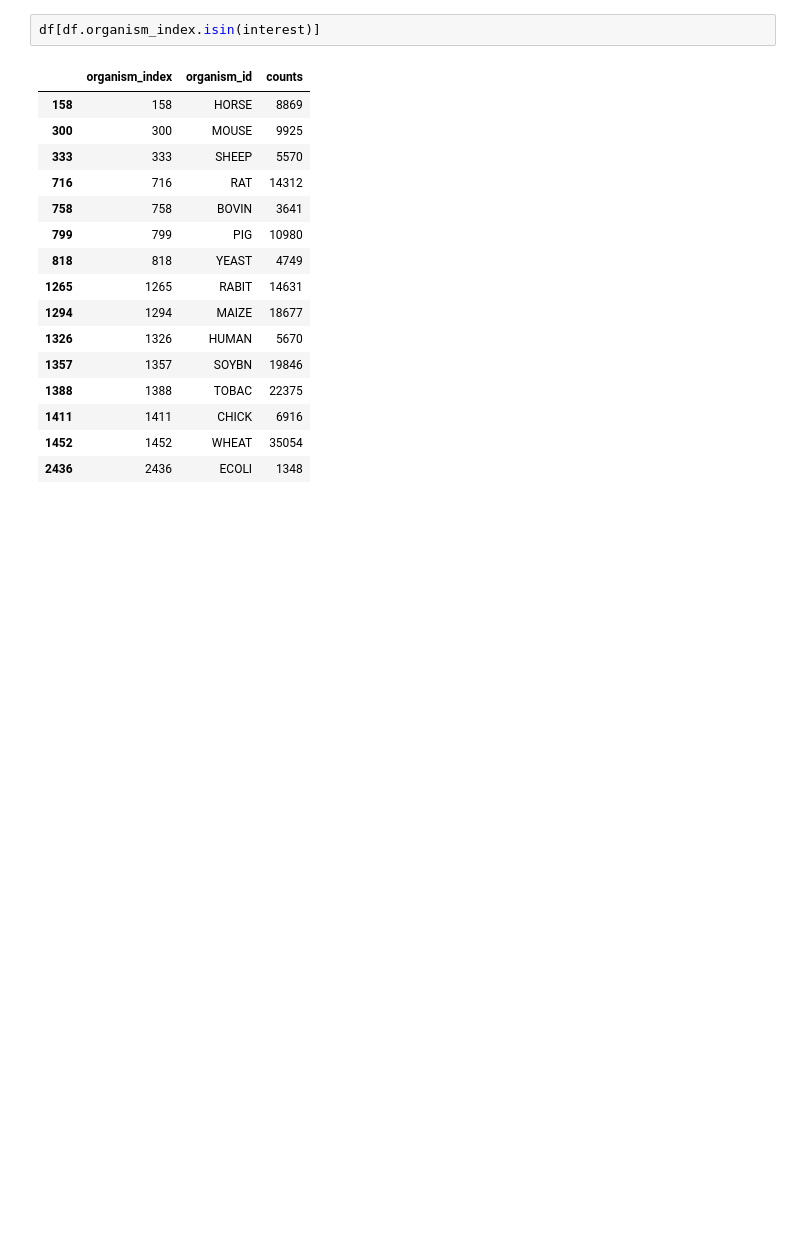
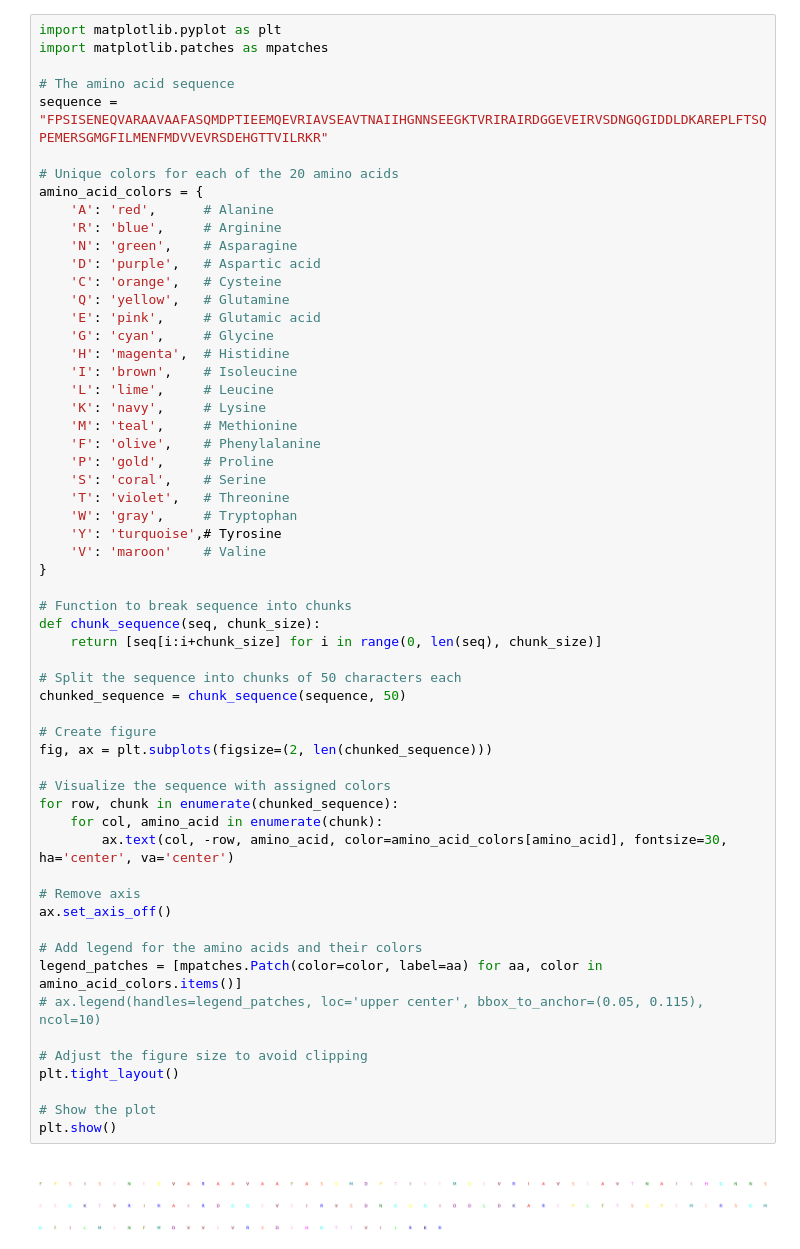
Before and after one commit to amyxlu/plaid-dev-distributed, a Jupyter notebook: notebooks/Untitled.ipynb, the cells around one changed output. Cells and saved outputs as stored; diff of their text form; blank space fills up the shorter version.

```diff
--- a/notebooks/Untitled.ipynb
+++ b/notebooks/Untitled.ipynb
@@ -69,19 +1,60 @@ print(",".join([str(i) for i in interest]))
-# %%
-df[df.organism_index.isin(interest)]
-# %% [output]
-|  | organism_index | organism_id | counts |
-| 158 | 158 | HORSE | 8869 |
-| 300 | 300 | MOUSE | 9925 |
-| 333 | 333 | SHEEP | 5570 |
-| 716 | 716 | RAT | 14312 |
-| 758 | 758 | BOVIN | 3641 |
-| 799 | 799 | PIG | 10980 |
-| 818 | 818 | YEAST | 4749 |
-| 1265 | 1265 | RABIT | 14631 |
-| 1294 | 1294 | MAIZE | 18677 |
-| 1326 | 1326 | HUMAN | 5670 |
-| 1357 | 1357 | SOYBN | 19846 |
-| 1388 | 1388 | TOBAC | 22375 |
-| 1411 | 1411 | CHICK | 6916 |
-| 1452 | 1452 | WHEAT | 35054 |
-| 2436 | 2436 | ECOLI | 1348 |
+# %%
+import matplotlib.pyplot as plt
+import matplotlib.patches as mpatches
+
+# The amino acid sequence
+sequence = "FPSISENEQVARAAVAAFASQMDPTIEEMQEVRIAVSEAVTNAIIHGNNSEEGKTVRIRAIRDGGEVEIRVSDNGQGIDDLDKAREPLFTSQPEMERSGMGFILMENFMDVVEVRSDEHGTTVILRKR"
+
+# Unique colors for each of the 20 amino acids
+amino_acid_colors = {
+    'A': 'red',      # Alanine
+    'R': 'blue',     # Arginine
+    'N': 'green',    # Asparagine
+    'D': 'purple',   # Aspartic acid
+    'C': 'orange',   # Cysteine
+    'Q': 'yellow',   # Glutamine
+    'E': 'pink',     # Glutamic acid
+    'G': 'cyan',     # Glycine
+    'H': 'magenta',  # Histidine
+    'I': 'brown',    # Isoleucine
+    'L': 'lime',     # Leucine
+    'K': 'navy',     # Lysine
+    'M': 'teal',     # Methionine
+    'F': 'olive',    # Phenylalanine
+    'P': 'gold',     # Proline
+    'S': 'coral',    # Serine
+    'T': 'violet',   # Threonine
+    'W': 'gray',     # Tryptophan
+    'Y': 'turquoise',# Tyrosine
+    'V': 'maroon'    # Valine
+}
+
+# Function to break sequence into chunks
+def chunk_sequence(seq, chunk_size):
+    return [seq[i:i+chunk_size] for i in range(0, len(seq), chunk_size)]
+
+# Split the sequence into chunks of 50 characters each
+chunked_sequence = chunk_sequence(sequence, 50)
+
+# Create figure
+fig, ax = plt.subplots(figsize=(2, len(chunked_sequence)))
+
+# Visualize the sequence with assigned colors
+for row, chunk in enumerate(chunked_sequence):
+    for col, amino_acid in enumerate(chunk):
+        ax.text(col, -row, amino_acid, color=amino_acid_colors[amino_acid], fontsize=30, ha='center', va='center')
+
+# Remove axis
+ax.set_axis_off()
+
+# Add legend for the amino acids and their colors
+legend_patches = [mpatches.Patch(color=color, label=aa) for aa, color in amino_acid_colors.items()]
+# ax.legend(handles=legend_patches, loc='upper center', bbox_to_anchor=(0.05, 0.115), ncol=10)
+
+# Adjust the figure size to avoid clipping
+plt.tight_layout()
+
+# Show the plot
+plt.show()
+# %% [output]
+[figure, added]
```
Also changed, not shown: parts of 5 cells of this notebook, 12 other files.
